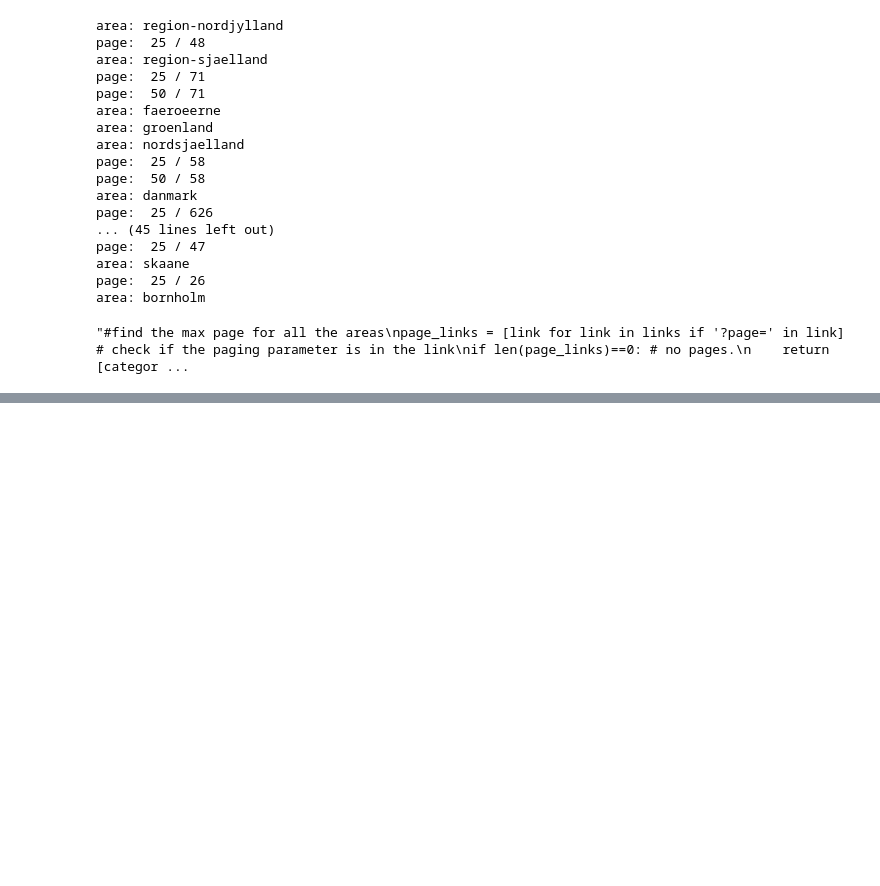
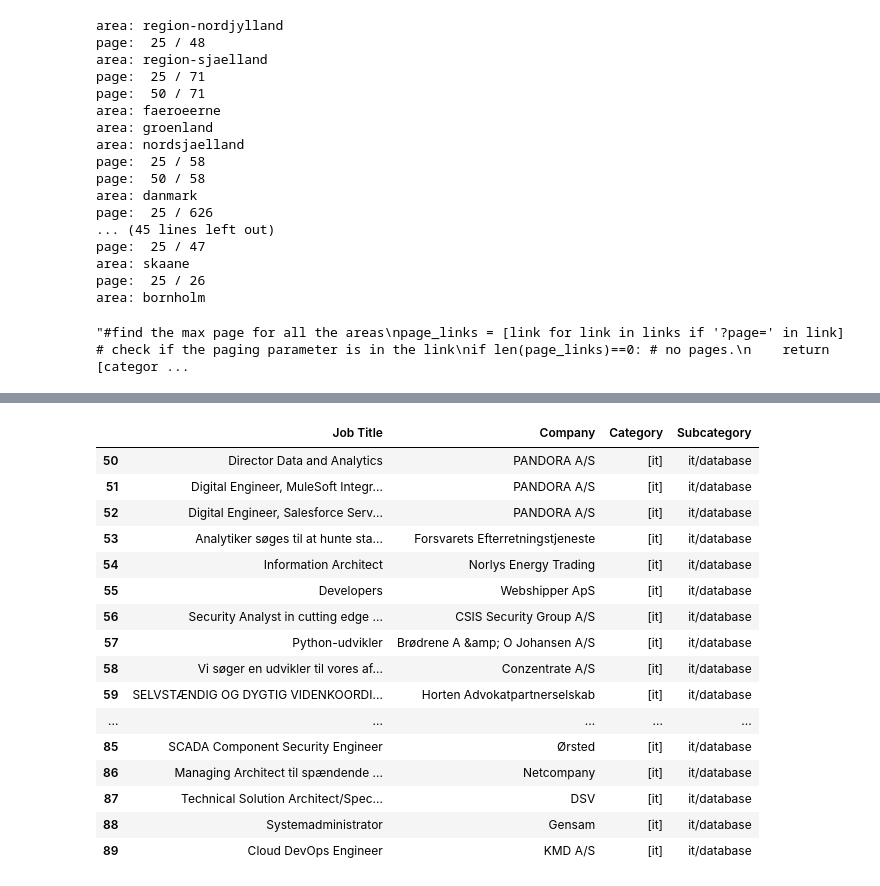
Before and after one commit to lisbethwaagstein/Modules, a Jupyter notebook: Scraping-jobindex - Michelle.ipynb, the cells around one changed output, grey strips where cells are left out. Saved outputs shown, nothing was run; the diff lists cells and outputs as text; code cells hidden in the pictures; blank space fills up the shorter version.

```diff
--- a/Scraping-jobindex - Michelle.ipynb
+++ b/Scraping-jobindex - Michelle.ipynb
@@ -331,0 +397,24 @@ print(area_links)
+# %%
+#Make into dataframe
+import pandas as pd
+df = pd.DataFrame(category_jobs)
+df.columns = ["Job Title", "Company", "Category", "Subcategory"]
+df[50:90]
+# %% [output]
+|  | Job Title | Company | Category | Subcategory |
+| 50 | Director Data and Analytics | PANDORA A/S | [it] | it/database |
+| 51 | Digital Engineer, MuleSoft Integr... | PANDORA A/S | [it] | it/database |
+| 52 | Digital Engineer, Salesforce Serv... | PANDORA A/S | [it] | it/database |
+| 53 | Analytiker søges til at hunte sta... | Forsvarets Efterretningstjeneste | [it] | it/database |
+| 54 | Information Architect | Norlys Energy Trading | [it] | it/database |
+| 55 | Developers | Webshipper ApS | [it] | it/database |
+| 56 | Security Analyst in cutting edge ... | CSIS Security Group A/S | [it] | it/database |
+| 57 | Python-udvikler | Brødrene A &amp; O Johansen A/S | [it] | it/database |
+| 58 | Vi søger en udvikler til vores af... | Conzentrate A/S | [it] | it/database |
+| 59 | SELVSTÆNDIG OG DYGTIG VIDENKOORDI... | Horten Advokatpartnerselskab | [it] | it/database |
+| ... | ... | ... | ... | ... |
+| 85 | SCADA Component Security Engineer | Ørsted | [it] | it/database |
+| 86 | Managing Architect til spændende ... | Netcompany | [it] | it/database |
+| 87 | Technical Solution Architect/Spec... | DSV | [it] | it/database |
+| 88 | Systemadministrator | Gensam | [it] | it/database |
+| 89 | Cloud DevOps Engineer | KMD A/S | [it] | it/database |
```
Also changed, not shown: parts of 5 cells of this notebook.
